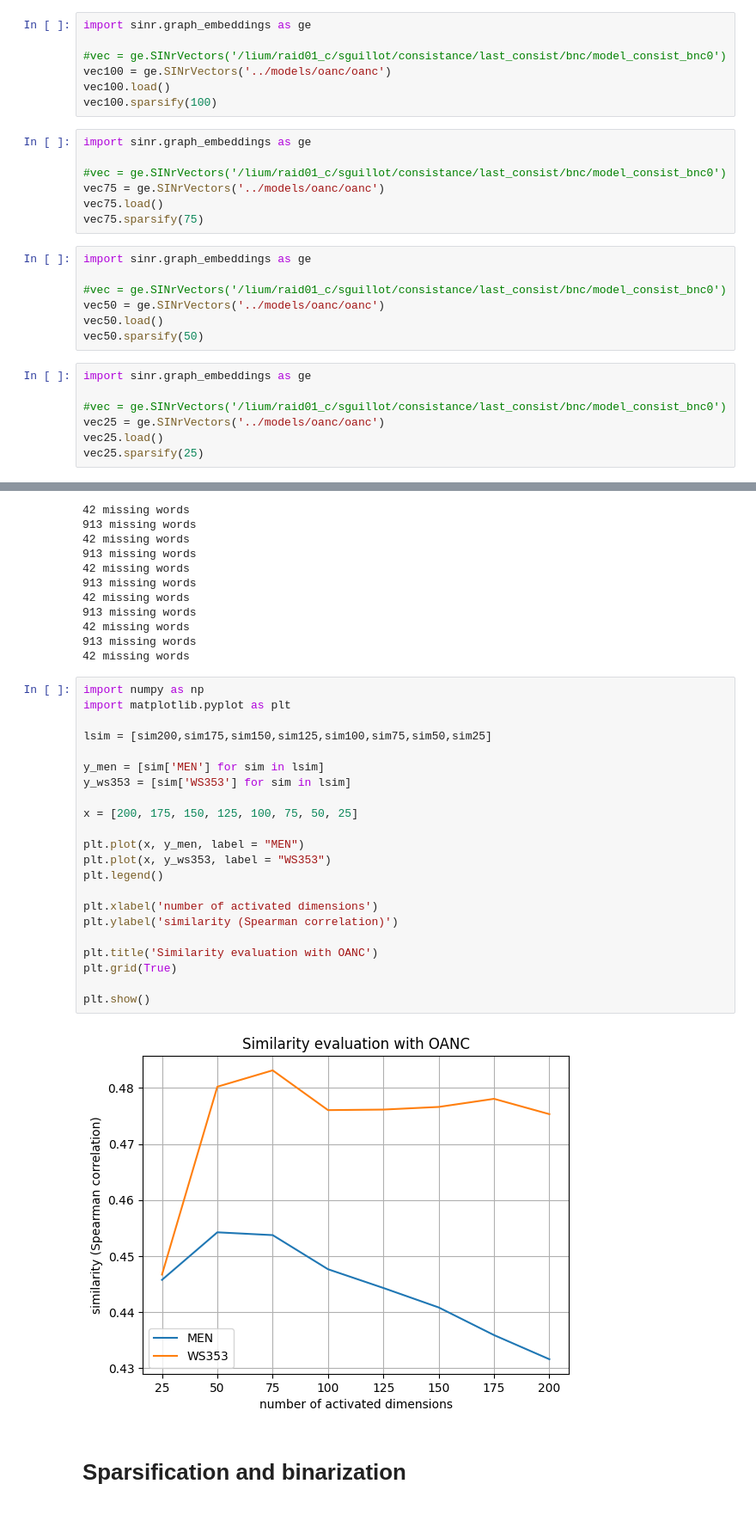
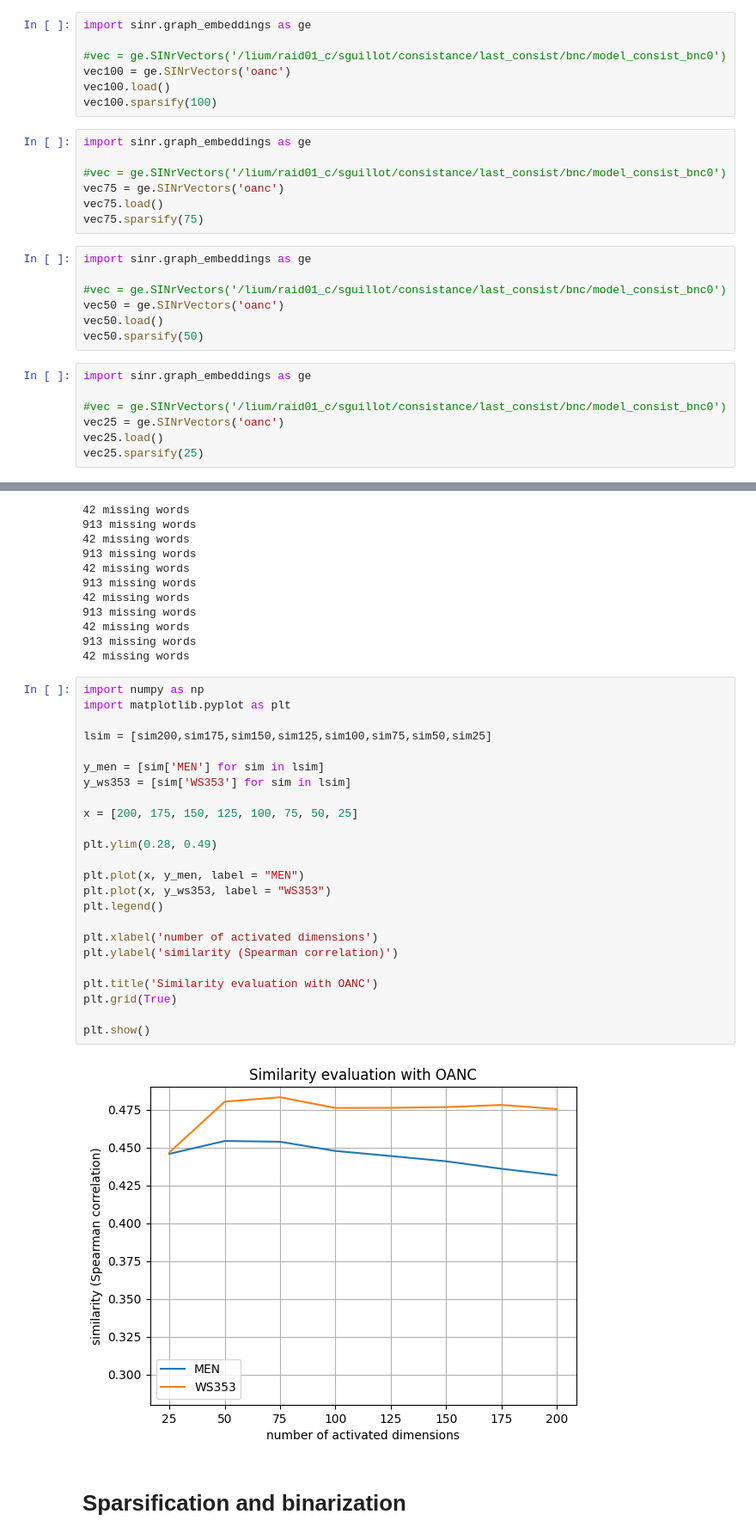
Before and after one commit to SINr-Embeddings/sinr, a Jupyter notebook: notebooks/evaluate.ipynb, the cells around one changed output, grey strips where cells are left out. Shown at 86% size. Saved outputs shown, nothing was run; the diff lists cells and outputs as text.

```diff
--- a/notebooks/evaluate.ipynb
+++ b/notebooks/evaluate.ipynb
@@ -46,28 +55,28 @@ vec125.sparsify(125)
 import sinr.graph_embeddings as ge
 
 #vec = ge.SINrVectors('/lium/raid01_c/sguillot/consistance/last_consist/bnc/model_consist_bnc0')
-vec100 = ge.SINrVectors('../models/oanc/oanc')
+vec100 = ge.SINrVectors('oanc')
 vec100.load()
 vec100.sparsify(100)
 # %%
 import sinr.graph_embeddings as ge
 
 #vec = ge.SINrVectors('/lium/raid01_c/sguillot/consistance/last_consist/bnc/model_consist_bnc0')
-vec75 = ge.SINrVectors('../models/oanc/oanc')
+vec75 = ge.SINrVectors('oanc')
 vec75.load()
 vec75.sparsify(75)
 # %%
 import sinr.graph_embeddings as ge
 
 #vec = ge.SINrVectors('/lium/raid01_c/sguillot/consistance/last_consist/bnc/model_consist_bnc0')
-vec50 = ge.SINrVectors('../models/oanc/oanc')
+vec50 = ge.SINrVectors('oanc')
 vec50.load()
 vec50.sparsify(50)
 # %%
 import sinr.graph_embeddings as ge
 
 #vec = ge.SINrVectors('/lium/raid01_c/sguillot/consistance/last_consist/bnc/model_consist_bnc0')
-vec25 = ge.SINrVectors('../models/oanc/oanc')
+vec25 = ge.SINrVectors('oanc')
 vec25.load()
 vec25.sparsify(25)
 # %% [markdown]
@@ -103,27 +112,29 @@ sim25 = ev.similarity_MEN_WS353(vec25)
 # %%
 import numpy as np
 import matplotlib.pyplot as plt
 
 lsim = [sim200,sim175,sim150,sim125,sim100,sim75,sim50,sim25]
 
 y_men = [sim['MEN'] for sim in lsim]
 y_ws353 = [sim['WS353'] for sim in lsim]
 
 x = [200, 175, 150, 125, 100, 75, 50, 25]
+
+plt.ylim(0.28, 0.49)
 
 plt.plot(x, y_men, label = "MEN")
 plt.plot(x, y_ws353, label = "WS353")
 plt.legend()
 
 plt.xlabel('number of activated dimensions')
 plt.ylabel('similarity (Spearman correlation)')
 
 plt.title('Similarity evaluation with OANC')
 plt.grid(True)
 
 plt.show()
 # %% [output]
-[figure, old version]
+[figure, new version]
 # %% [markdown]
 # Sparsification and binarization
 # %%
```
Also changed, not shown: parts of 18 cells of this notebook, 2 other files.
